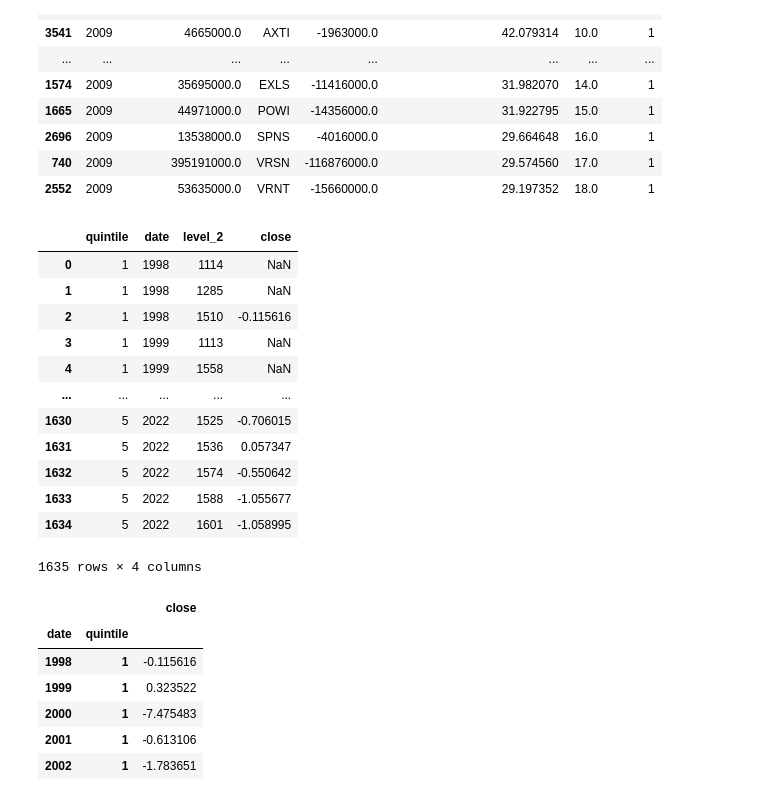
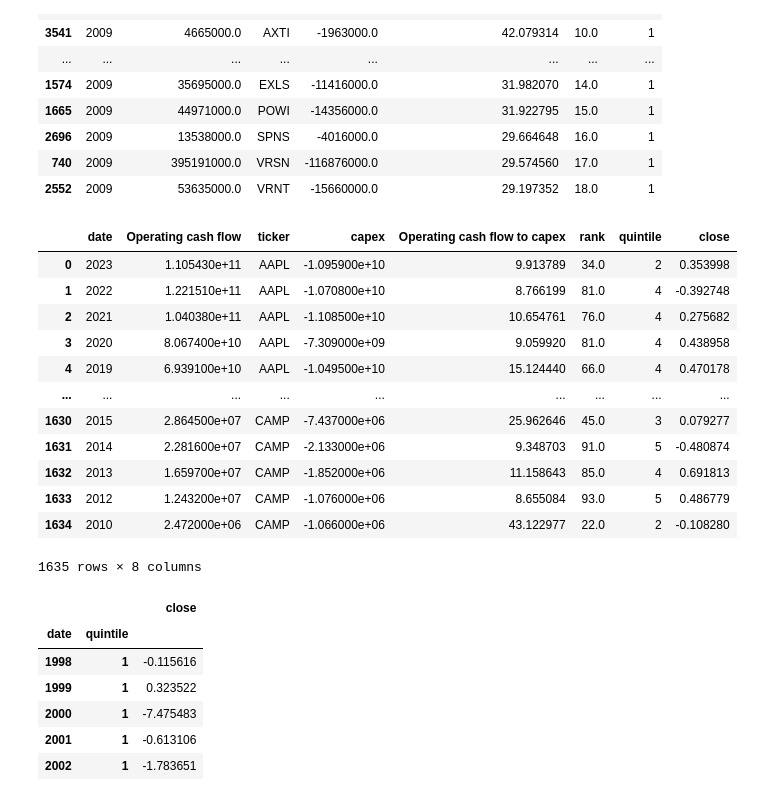
Before and after one commit to alisonands/Case-Study-A-data-driven-investment-analysis, a Jupyter notebook: data_gathering/analysis_opcash_to_capex.ipynb, the cells around one changed output. Cells and saved outputs as stored; diff of their text form; code cells hidden in the pictures.

```diff
--- a/data_gathering/analysis_opcash_to_capex.ipynb
+++ b/data_gathering/analysis_opcash_to_capex.ipynb
@@ -111,23 +111,24 @@ opcash_to_capex[(opcash_to_capex['date']==2009) &
 # %%
 returns = opcash_to_capex.merge(annual_returns, how='inner', on=['ticker', 'date'])
 avg_returns = returns.groupby('quintile')['close'].mean()
 
 returns_roll_3 = returns.groupby(['quintile', 'date'])['close'].rolling(window=3).mean().reset_index()
 returns_roll_3
+returns
 # %% [output]
-|  | quintile | date | level_2 | close |
-| 0 | 1 | 1998 | 1114 | NaN |
-| 1 | 1 | 1998 | 1285 | NaN |
-| 2 | 1 | 1998 | 1510 | -0.115616 |
-| 3 | 1 | 1999 | 1113 | NaN |
-| 4 | 1 | 1999 | 1558 | NaN |
-| ... | ... | ... | ... | ... |
-| 1630 | 5 | 2022 | 1525 | -0.706015 |
-| 1631 | 5 | 2022 | 1536 | 0.057347 |
-| 1632 | 5 | 2022 | 1574 | -0.550642 |
-| 1633 | 5 | 2022 | 1588 | -1.055677 |
-| 1634 | 5 | 2022 | 1601 | -1.058995 |
+|  | date | Operating cash flow | ticker | capex | Operating cash flow to capex | rank | quintile | close |
+| 0 | 2023 | 1.105430e+11 | AAPL | -1.095900e+10 | 9.913789 | 34.0 | 2 | 0.353998 |
+| 1 | 2022 | 1.221510e+11 | AAPL | -1.070800e+10 | 8.766199 | 81.0 | 4 | -0.392748 |
+| 2 | 2021 | 1.040380e+11 | AAPL | -1.108500e+10 | 10.654761 | 76.0 | 4 | 0.275682 |
+| 3 | 2020 | 8.067400e+10 | AAPL | -7.309000e+09 | 9.059920 | 81.0 | 4 | 0.438958 |
+| 4 | 2019 | 6.939100e+10 | AAPL | -1.049500e+10 | 15.124440 | 66.0 | 4 | 0.470178 |
+| ... | ... | ... | ... | ... | ... | ... | ... | ... |
+| 1630 | 2015 | 2.864500e+07 | CAMP | -7.437000e+06 | 25.962646 | 45.0 | 3 | 0.079277 |
+| 1631 | 2014 | 2.281600e+07 | CAMP | -2.133000e+06 | 9.348703 | 91.0 | 5 | -0.480874 |
+| 1632 | 2013 | 1.659700e+07 | CAMP | -1.852000e+06 | 11.158643 | 85.0 | 4 | 0.691813 |
+| 1633 | 2012 | 1.243200e+07 | CAMP | -1.076000e+06 | 8.655084 | 93.0 | 5 | 0.486779 |
+| 1634 | 2010 | 2.472000e+06 | CAMP | -1.066000e+06 | 43.122977 | 22.0 | 2 | -0.108280 |
-1635 rows × 4 columns
+1635 rows × 8 columns
 # %%
 excess_returns = pd.DataFrame(avg_returns-returns['close'].mean()).rename(columns={'close':'excess returns'})
 excess_returns.merge(avg_returns, on='quintile').to_csv('excess_returns.csv')
```
Also changed, not shown: parts of 4 cells of this notebook, 3 other files.
